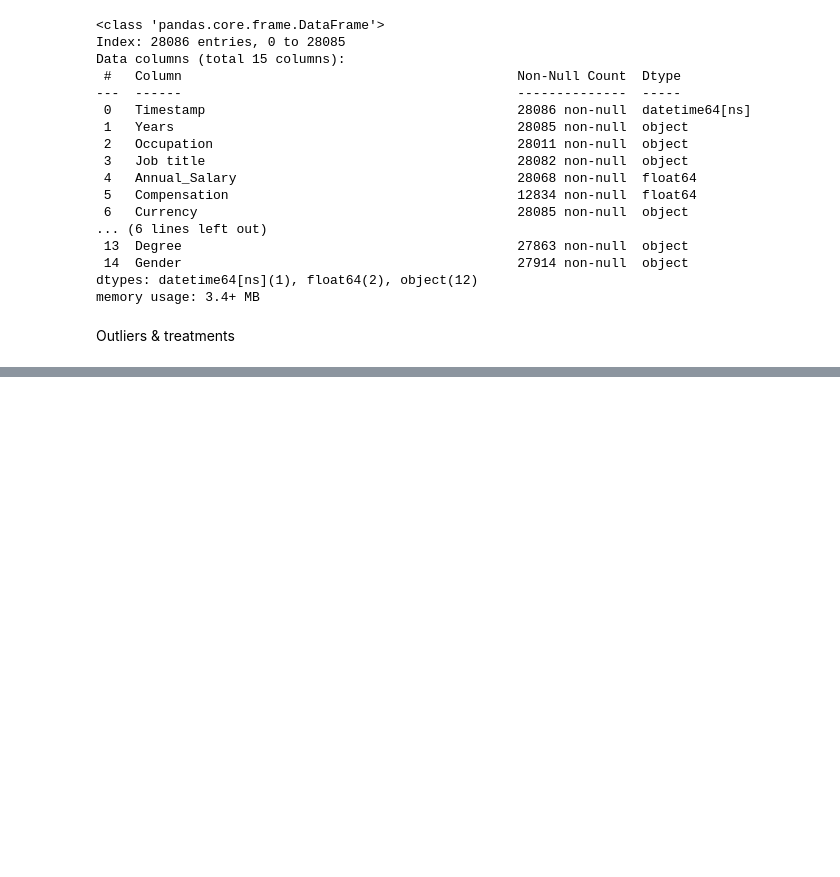
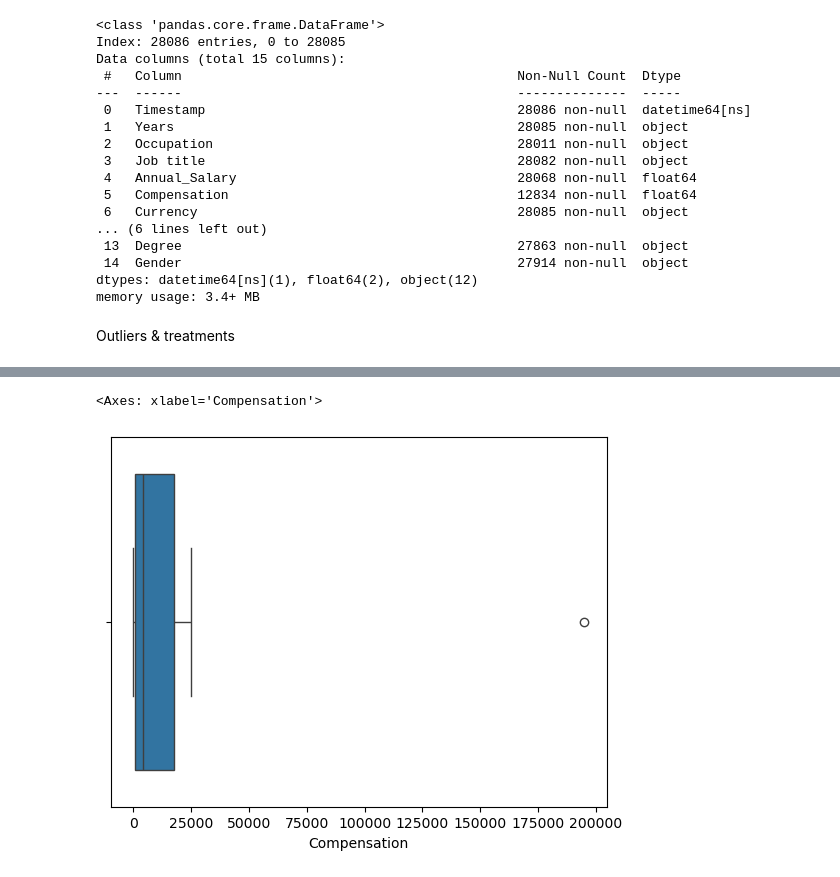
Before and after one commit to sba25078/ca-1-data-exploration-and-preparartion-Mrfolami, a Jupyter notebook: CA1.ipynb, the cells around one changed output, grey strips where cells are left out. Drawn from its saved outputs; the diff is of its cells as text; code cells hidden in the pictures; blank space fills up the shorter version.

```diff
--- a/CA1.ipynb
+++ b/CA1.ipynb
@@ -509,0 +563,5 @@ Annual_Salary
+# %%
+sns.boxplot(data=no_mis_df,x="Compensation")
+# %% [output]
+<Axes: xlabel='Compensation'>
+[figure, added]
```
Also changed, not shown: parts of 9 cells of this notebook.
